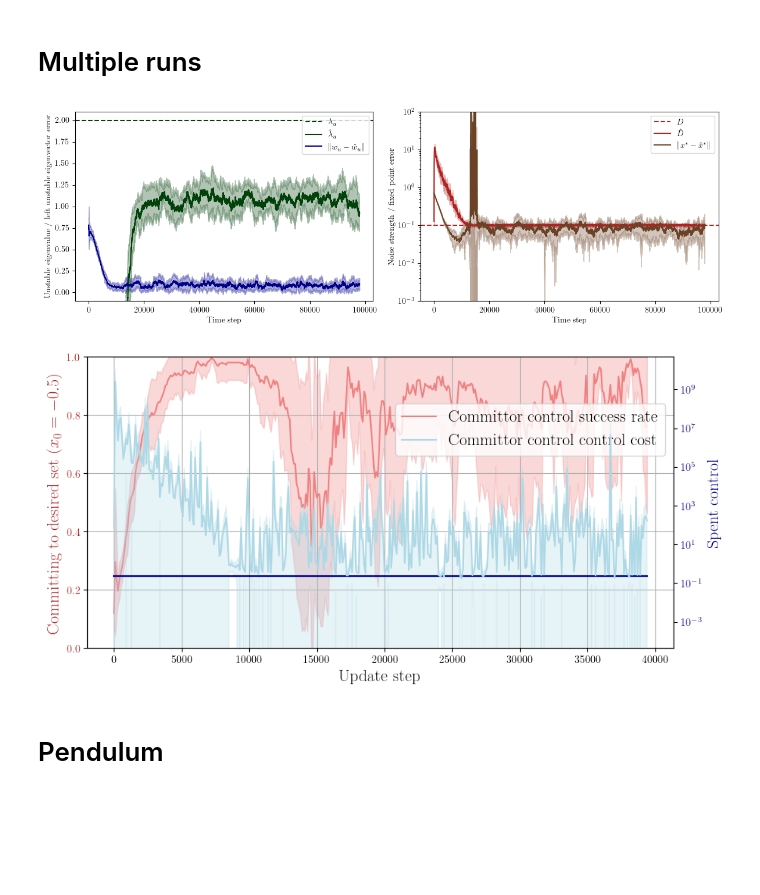
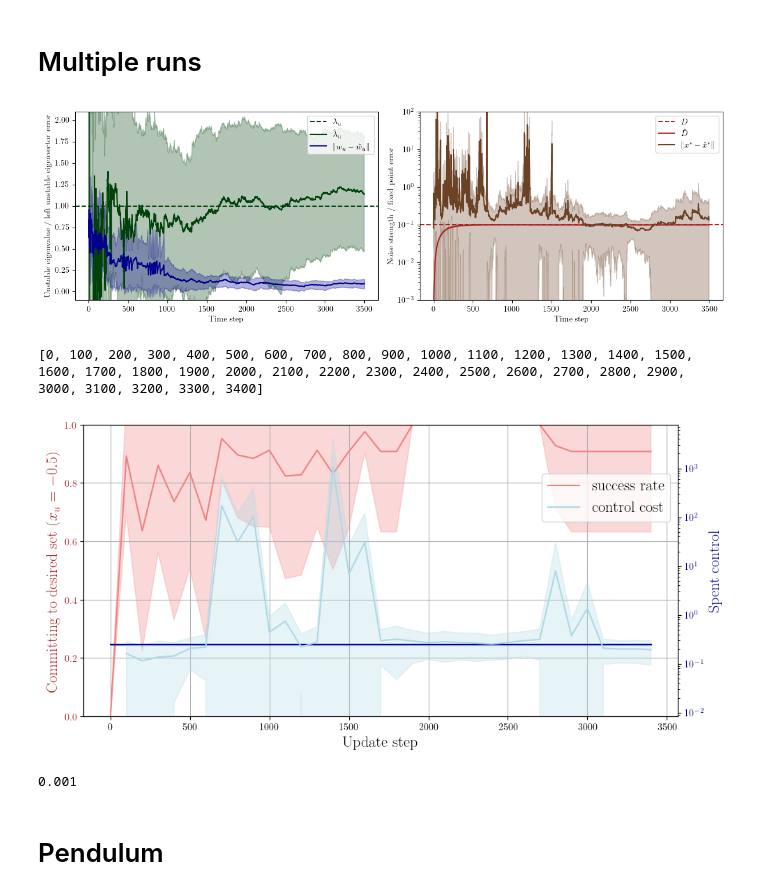
Before and after one commit to Asagodi/committor_control, a Jupyter notebook: estimation_test.ipynb, the cells around one changed output. Cells and saved outputs as stored; diff of their text form; code cells hidden in the pictures; blank space fills up the shorter version.

Commit message:
naive tracking

```diff
--- a/estimation_test.ipynb
+++ b/estimation_test.ipynb
@@ -1097,6 +1106,8 @@ def run_training_only(n_runs, n_trajs, drift_func, dt, D, x_shift, y_shift,
             tracker = OfflineVARTracker(dim=2, eta_e=eta_e, store_history=True)
         elif tracker_method == 'ema':
             tracker = ExponentialCovarianceTracker(dim=2, gamma=gamma, eta_e=eta_e, store_history=True)
+        elif tracker_method == 'naive':
+            tracker = NaiveVARTracker(dim=2, store_history=True)
         tracker.train(
             drift_func=drift_func,
             n_trajs=n_trajs,
@@ -1111,19 +1122,27 @@ def run_training_only(n_runs, n_trajs, drift_func, dt, D, x_shift, y_shift,
 
     return trackers
 
-def run_inference_and_evaluation(n_runs, n_trajs, dt, D, T_tracker_trajs, gamma, eta_e, drift_func, x_shift=0.0, y_shift=0.0, lambda_u_true=1, l_unstable_true=np.array([1.0, 0.0]), x_star=None,
+def run_inference_and_evaluation(n_runs, n_trajs, dt, D, T_tracker_trajs, gamma, eta_e, drift_func, x_shift=0.0, y_shift=0.0, lambda_u_true=1, l_unstable_true=np.array([1.0, 0.0]), #x_star=None,
+                                 feedback_function=erf_feedback, tracker_method='naive',
                                  T_eval_trajs=1000, eval_interval=100, n_grid=5, x_max=0.5, control_r_neigh=0.5, a=0.5, control_nbhd_shape="rectangular"):
 
     x_star = np.array([0.0, 0.0]) + np.array([x_shift, y_shift])
     all_results = {}
     all_seeds = list(range(0,n_runs*10, 10))
     for seed in tqdm(all_seeds):
-        tracker = ExponentialCovarianceTracker(dim=2, gamma=gamma, eta_e=eta_e, store_history=True)
+        if tracker_method == 'offline':
+            tracker = OfflineVARTracker(dim=2, eta_e=eta_e, store_history=True)
+        elif tracker_method == 'naive':
+            tracker = NaiveVARTracker(dim=2, store_history=True)
+        elif tracker_method == 'ema':
+            tracker = ExponentialCovarianceTracker(dim=2, gamma=gamma, eta_e=eta_e, store_history=True)
+
         all_X_uncontrolled = tracker.train(drift_func=drift_func, n_trajs=n_trajs,
                             T=T_tracker_trajs, dt=dt, D=D, seed=seed, x_shift=x_shift, y_shift=y_shift)
 
         time_points, results_over_time = evaluate_control_over_time(
             tracker, drift_func, D_true=D, lambda_u_true=lambda_u_true, x_fp_true=x_star, l_unstable_true=l_unstable_true, a=a,
+            feedback_function=feedback_function,
             T=T_eval_trajs, dt=dt, dim=2, n_grid=n_grid, x_max=x_max,
             oob_coords=[0], control_r_neigh=control_r_neigh, control_nbhd_shape=control_nbhd_shape,
             seed=seed, eval_interval=eval_interval
@@ -1231,10 +1253,10 @@ def plot_hit_and_control(all_results, system, D, n_runs, until_t=-1, hit_colors=
 a = .5 # vertical displacement factor of stable points
 
 # --- Shifted fixed points ---
-x_shift = .5
-y_shift = -0.5
+x_shift = 0 #.5
+y_shift = 0 #-0.5
 
-lambda_u_rescaling = 2
+lambda_u_rescaling = 1
 lambda_s_rescaling = 4
 
 # Double well system
@@ -2103,16 +2130,16 @@ plt.show()
 # %%
 n_runs = 10
 # Parameters
-n_trajs = 200 * 10
-T = 50
-dt = 0.01
+n_trajs = 250
+T = 15
+#dt = 0.01
 # dim = 2
-D = 0.1
-tracker_method = 'ema'
+#D = 0.001
+tracker_method = 'naive'
 
 # Initialize tracker
-eta_e = 0.01  #0.01
-gamma = 0.9995  #0.9995
+eta_e = 0.1  #0.01
+gamma = 0.9  #0.9995
 system = 'curved'
 if system == 'curved':
     drift_func = double_well_drift_curved
@@ -2121,10 +2148,10 @@ elif system == 'linear':
 all_trackers_dw = run_training_only(n_runs=n_runs, n_trajs=n_trajs, drift_func=drift_func, dt=dt, D=D,
                                  tracker_method=tracker_method, T_tracker_trajs=T, gamma=gamma, eta_e=eta_e, x_shift=x_shift, y_shift=y_shift)
 # %%
-l_true = np.array([1, 0])
+l_true = -np.array([1, 0])
 x_star = np.array([x_shift, y_shift])
 
 plot_tracker_metrics(all_trackers_dw, A_linearized, l_true, x_star, dt, lambda_u_rescaling, D, system, tracker_method)
 # %% [output]
-[figure, old version]
+[figure, new version]
 # %%
@@ -2132,7 +2163,12 @@ all_results = run_inference_and_evaluation(n_runs, n_trajs, dt, D, drift_func=dr
 # %%
-plot_hit_and_control(all_results, until_t=-1, title=None)
+plot_hit_and_control(all_results, system='doublewell', D=D, tracker_method=tracker_method, n_runs=n_runs, until_t=None, title=None)
 # %% [output]
+[0, 100, 200, 300, 400, 500, 600, 700, 800, 900, 1000, 1100, 1200, 1300, 1400, 1500, 1600, 1700, 1800, 1900, 2000, 2100, 2200, 2300, 2400, 2500, 2600, 2700, 2800, 2900, 3000, 3100, 3200, 3300, 3400]
-[figure, old version]
+[figure, new version]
+# %%
+D
+# %% [output]
+0.001
 # %% [markdown]
 # Pendulum
 # %%
```
Also changed, not shown: parts of 24 cells of this notebook.
